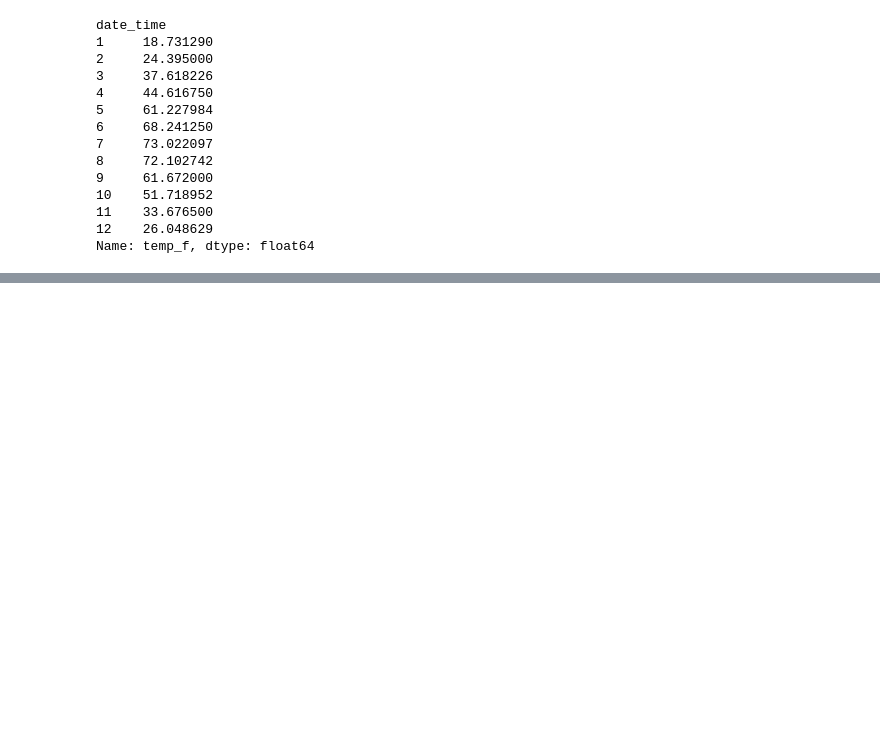
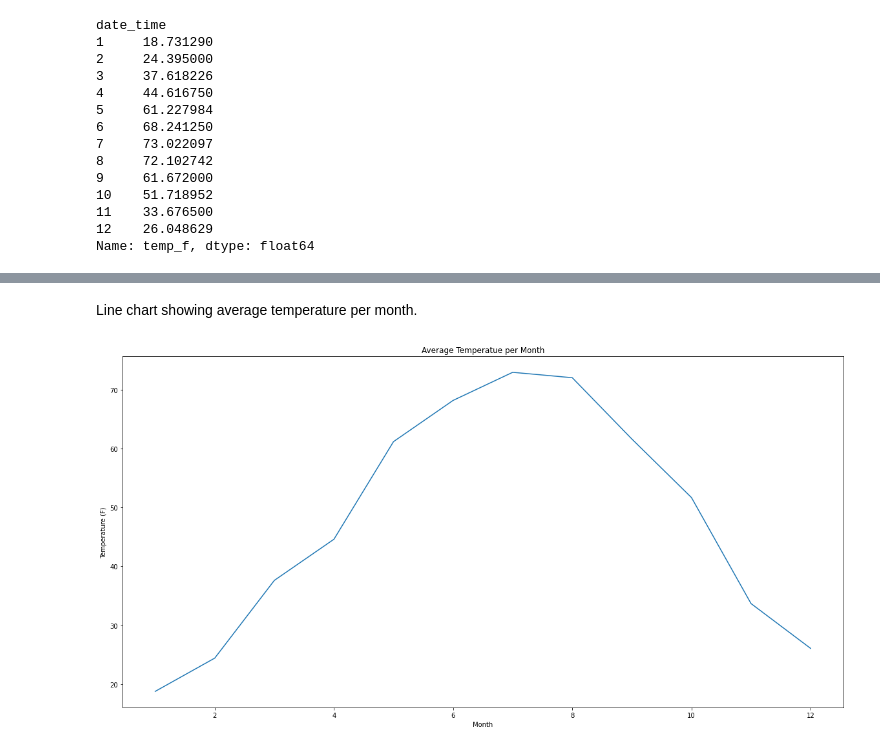
Before and after one commit to lschoch/MLA_LHS, a Jupyter notebook: MLA1_LHS.ipynb, the cells around one changed output, grey strips where cells are left out. Cells and saved outputs as stored; diff of their text form; code cells hidden in the pictures; blank space fills up the shorter version.

```diff
--- a/MLA1_LHS.ipynb
+++ b/MLA1_LHS.ipynb
@@ -166,0 +169,8 @@ df.plot(kind='scatter', x='temp_f', y='relative_humidity', figsize=(20,10))
+# %% [markdown]
+Line chart showing average temperature per month.
+# %%
+ax = monthly_avg.plot(kind='line', title='Average Temperatue per Month', x='monthly_average.index', y='temp_f', figsize=(20,10))
+ax.set(xlabel='Month', ylabel='Temperature (F)')
+plt.pyplot.show()
+# %% [output]
+[figure, added]
```
Also changed, not shown: parts of 2 cells of this notebook.
